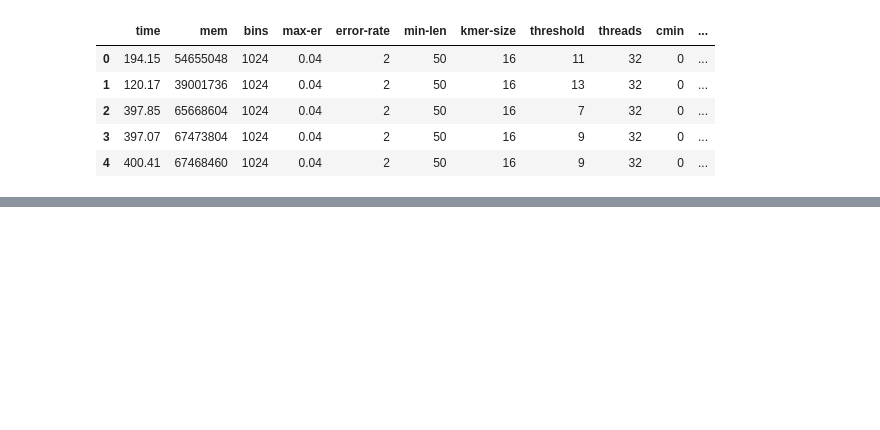
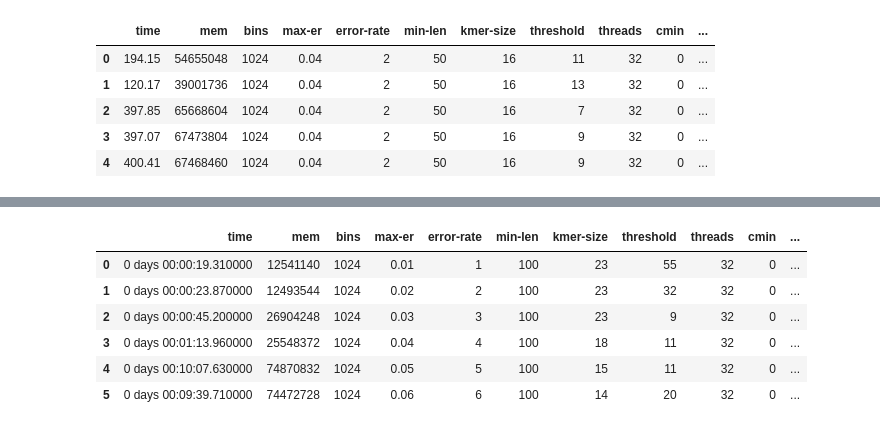
Before and after one commit to eaasna/test-DREAM-stellar, a Jupyter notebook: work-python/runtime_results/Reference genomes (masked).ipynb, the cells around one changed output, grey strips where cells are left out. Drawn from its saved outputs; the diff is of its cells as text; code cells hidden in the pictures; blank space fills up the shorter version.

```diff
--- a/work-python/runtime_results/Reference genomes (masked).ipynb
+++ b/work-python/runtime_results/Reference genomes (masked).ipynb
@@ -133,0 +234,10 @@ KeyError: "['kmer-size', 'threshold'] not in index"
+# %%
+get_fastest(dream_l100)
+# %% [output]
+|  | time | mem | bins | max-er | error-rate | min-len | kmer-size | threshold | threads | cmin | ... |
+| 0 | 0 days 00:00:19.310000 | 12541140 | 1024 | 0.01 | 1 | 100 | 23 | 55 | 32 | 0 | ... |
+| 1 | 0 days 00:00:23.870000 | 12493544 | 1024 | 0.02 | 2 | 100 | 23 | 32 | 32 | 0 | ... |
+| 2 | 0 days 00:00:45.200000 | 26904248 | 1024 | 0.03 | 3 | 100 | 23 | 9 | 32 | 0 | ... |
+| 3 | 0 days 00:01:13.960000 | 25548372 | 1024 | 0.04 | 4 | 100 | 18 | 11 | 32 | 0 | ... |
+| 4 | 0 days 00:10:07.630000 | 74870832 | 1024 | 0.05 | 5 | 100 | 15 | 11 | 32 | 0 | ... |
+| 5 | 0 days 00:09:39.710000 | 74472728 | 1024 | 0.06 | 6 | 100 | 14 | 20 | 32 | 0 | ... |
```
Also changed, not shown: parts of 16 cells of this notebook, 1 other file.
